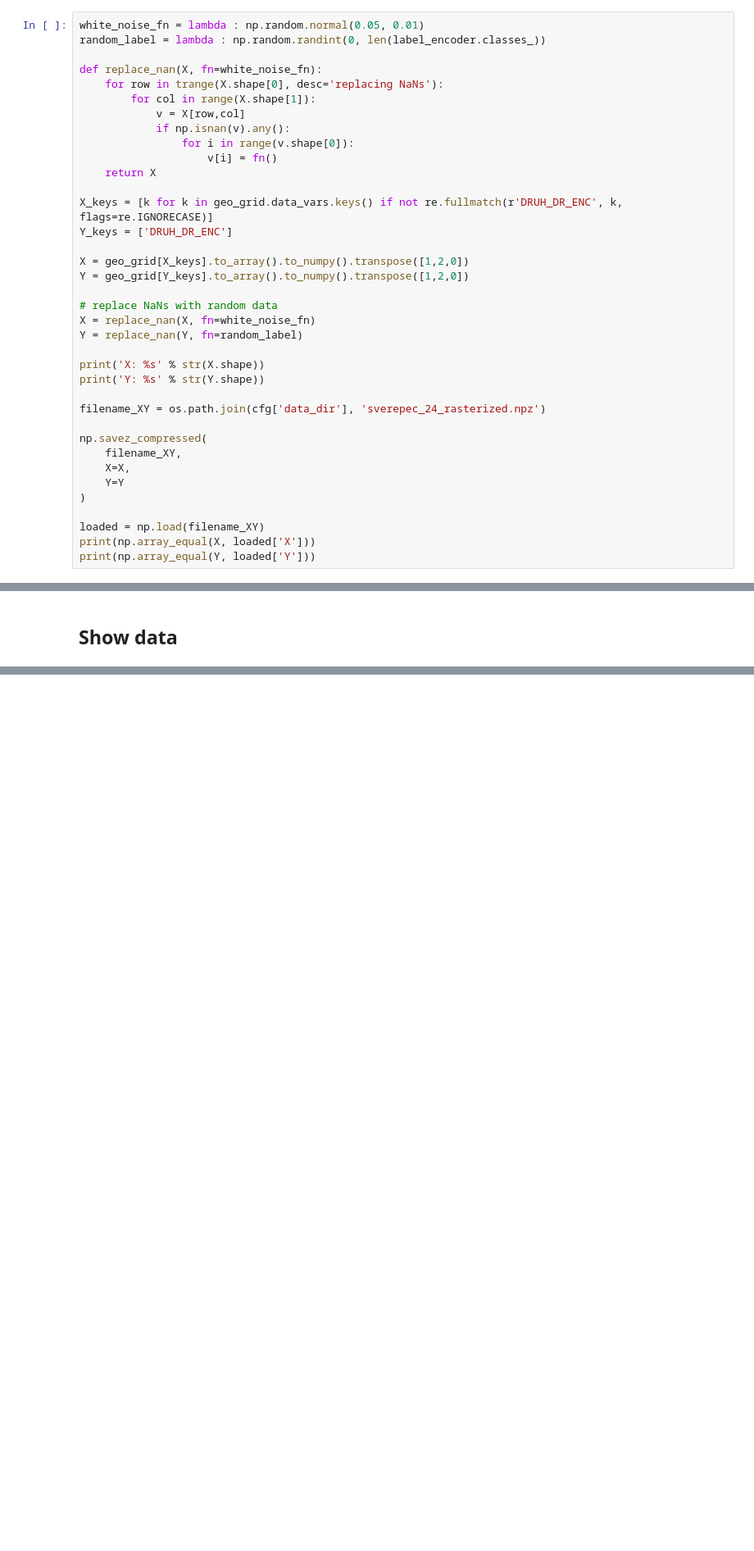
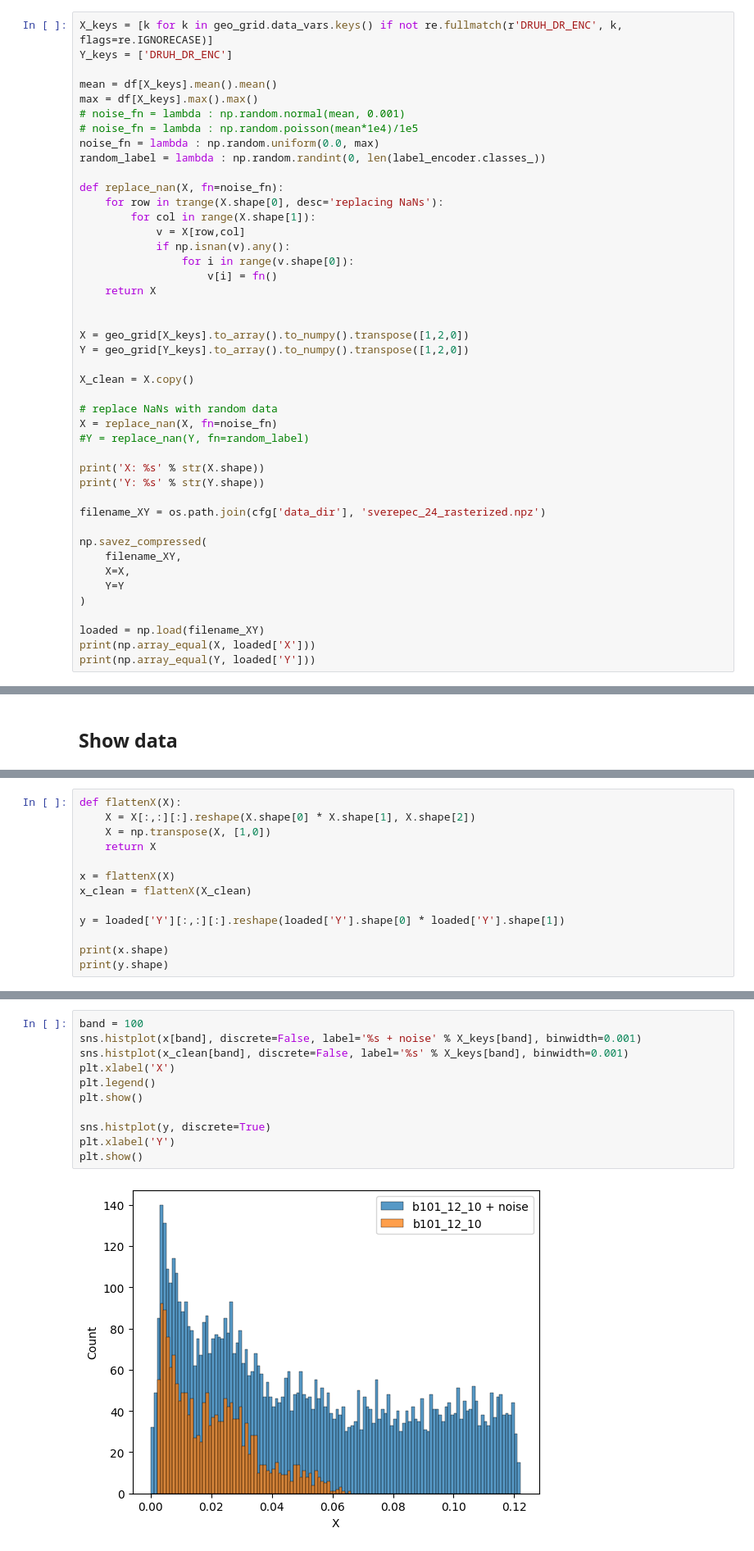
Before and after one commit to IISAS/nvflare-hysped, a Jupyter notebook: volumes/dev/tf/notebooks/data_preprocess_sverepec_24.ipynb, the cells around one changed output, grey strips where cells are left out. Shown at 82% size. Drawn from its saved outputs; the diff is of its cells as text; blank space fills up the shorter version.

Commit message:
generating multidimensional sliding window data

```diff
--- a/volumes/dev/tf/notebooks/data_preprocess_sverepec_24.ipynb
+++ b/volumes/dev/tf/notebooks/data_preprocess_sverepec_24.ipynb
@@ -263,10 +263,17 @@ Data variables: (12/187)
 # %% [markdown]
 ## Add noise to NaNs and save rasterized data
 # %%
-white_noise_fn = lambda : np.random.normal(0.05, 0.01)
+X_keys = [k for k in geo_grid.data_vars.keys() if not re.fullmatch(r'DRUH_DR_ENC', k, flags=re.IGNORECASE)]
+Y_keys = ['DRUH_DR_ENC']
+
+mean = df[X_keys].mean().mean()
+max = df[X_keys].max().max()
+# noise_fn = lambda : np.random.normal(mean, 0.001)
+# noise_fn = lambda : np.random.poisson(mean*1e4)/1e5
+noise_fn = lambda : np.random.uniform(0.0, max)
 random_label = lambda : np.random.randint(0, len(label_encoder.classes_))
 
-def replace_nan(X, fn=white_noise_fn):
+def replace_nan(X, fn=noise_fn):
     for row in trange(X.shape[0], desc='replacing NaNs'):
         for col in range(X.shape[1]):
             v = X[row,col]
@@ -275,15 +282,15 @@ def replace_nan(X, fn=white_noise_fn):
                     v[i] = fn()
     return X
 
-X_keys = [k for k in geo_grid.data_vars.keys() if not re.fullmatch(r'DRUH_DR_ENC', k, flags=re.IGNORECASE)]
-Y_keys = ['DRUH_DR_ENC']
 
 X = geo_grid[X_keys].to_array().to_numpy().transpose([1,2,0])
 Y = geo_grid[Y_keys].to_array().to_numpy().transpose([1,2,0])
 
+X_clean = X.copy()
+
 # replace NaNs with random data
-X = replace_nan(X, fn=white_noise_fn)
-Y = replace_nan(Y, fn=random_label)
+X = replace_nan(X, fn=noise_fn)
+#Y = replace_nan(Y, fn=random_label)
 
 print('X: %s' % str(X.shape))
 print('Y: %s' % str(Y.shape))
@@ -313,0 +321,13 @@ plt.show()
+# %%
+def flattenX(X):
+    X = X[:,:][:].reshape(X.shape[0] * X.shape[1], X.shape[2])
+    X = np.transpose(X, [1,0])
+    return X
+
+x = flattenX(X)
+x_clean = flattenX(X_clean)
+
+y = loaded['Y'][:,:][:].reshape(loaded['Y'].shape[0] * loaded['Y'].shape[1])
+
+print(x.shape)
+print(y.shape)
@@ -313,0 +337,13 @@ plt.show()
+# %%
+band = 100
+sns.histplot(x[band], discrete=False, label='%s + noise' % X_keys[band], binwidth=0.001)
+sns.histplot(x_clean[band], discrete=False, label='%s' % X_keys[band], binwidth=0.001)
+plt.xlabel('X')
+plt.legend()
+plt.show()
+
+sns.histplot(y, discrete=True)
+plt.xlabel('Y')
+plt.show()
+# %% [output]
+[figure, added]
```
Also changed, not shown: parts of 8 cells of this notebook.
